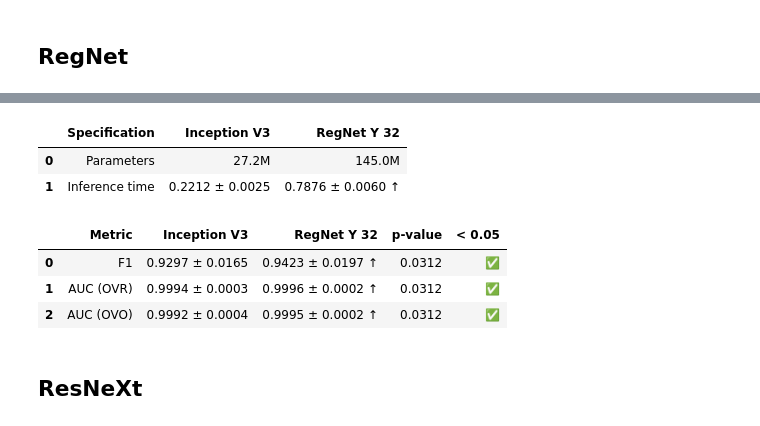
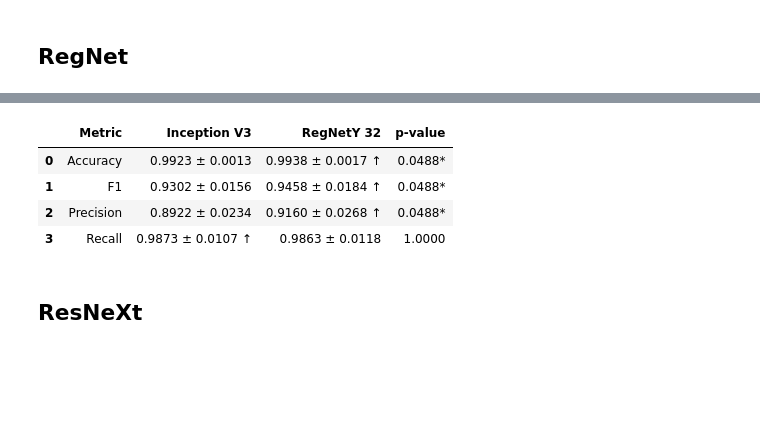
Before and after one commit to agurianova/rolling-in-the-deep, a Jupyter notebook: notebooks/figures.ipynb, the cells around one changed output, grey strips where cells are left out. Drawn from its saved outputs; the diff is of its cells as text; code cells hidden in the pictures; blank space fills up the shorter version.

```diff
--- a/notebooks/figures.ipynb
+++ b/notebooks/figures.ipynb
@@ -431,16 +485,11 @@ df.to_csv(f'./experiments/2025-W12-03-20/tables/{model_names[1]}.csv')
 # %%
-pd.read_csv(f'./experiments/2025-W12-03-20/tables/{model_names[1]}__specifications.csv')
+pd.read_csv(f'../experiments/2025-W18-04-29/tables/{model_names[1]}__10fold_CV_results.csv')
 # %% [output]
-|  | Specification | Inception V3 | RegNet Y 32 |
-| 0 | Parameters | 27.2M | 145.0M |
-| 1 | Inference time | 0.2212 ± 0.0025 | 0.7876 ± 0.0060 ↑ |
+|  | Metric | Inception V3 | RegNetY 32 | p-value |
+| 0 | Accuracy | 0.9923 ± 0.0013 | 0.9938 ± 0.0017 ↑ | 0.0488* |
+| 1 | F1 | 0.9302 ± 0.0156 | 0.9458 ± 0.0184 ↑ | 0.0488* |
+| 2 | Precision | 0.8922 ± 0.0234 | 0.9160 ± 0.0268 ↑ | 0.0488* |
+| 3 | Recall | 0.9873 ± 0.0107 ↑ | 0.9863 ± 0.0118 | 1.0000 |
-# %%
-pd.read_csv(f'./experiments/2025-W12-03-20/tables/{model_names[1]}__6fold_CV_results.csv')
-# %% [output]
-|  | Metric | Inception V3 | RegNet Y 32 | p-value | < 0.05 |
-| 0 | F1 | 0.9297 ± 0.0165 | 0.9423 ± 0.0197 ↑ | 0.0312 | ✅ |
-| 1 | AUC (OVR) | 0.9994 ± 0.0003 | 0.9996 ± 0.0002 ↑ | 0.0312 | ✅ |
-| 2 | AUC (OVO) | 0.9992 ± 0.0004 | 0.9995 ± 0.0002 ↑ | 0.0312 | ✅ |
 # %% [markdown]
 ## ResNeXt
 # %%
```
Also changed, not shown: parts of 21 cells of this notebook, 15 other files.
